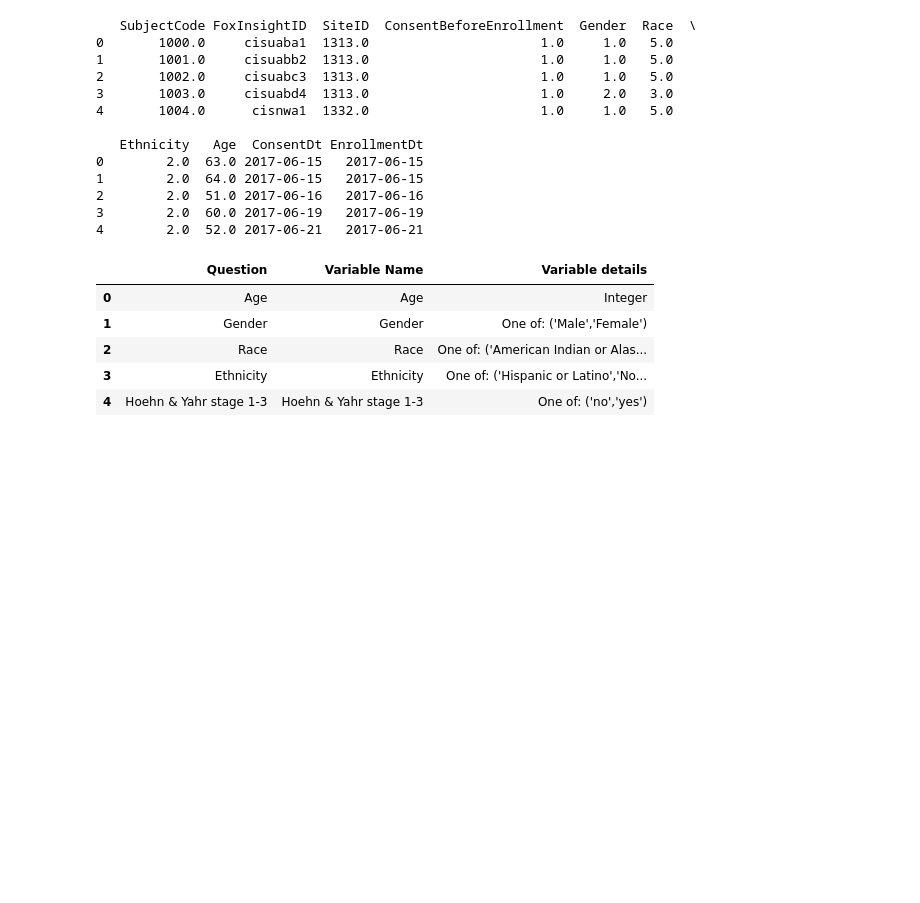
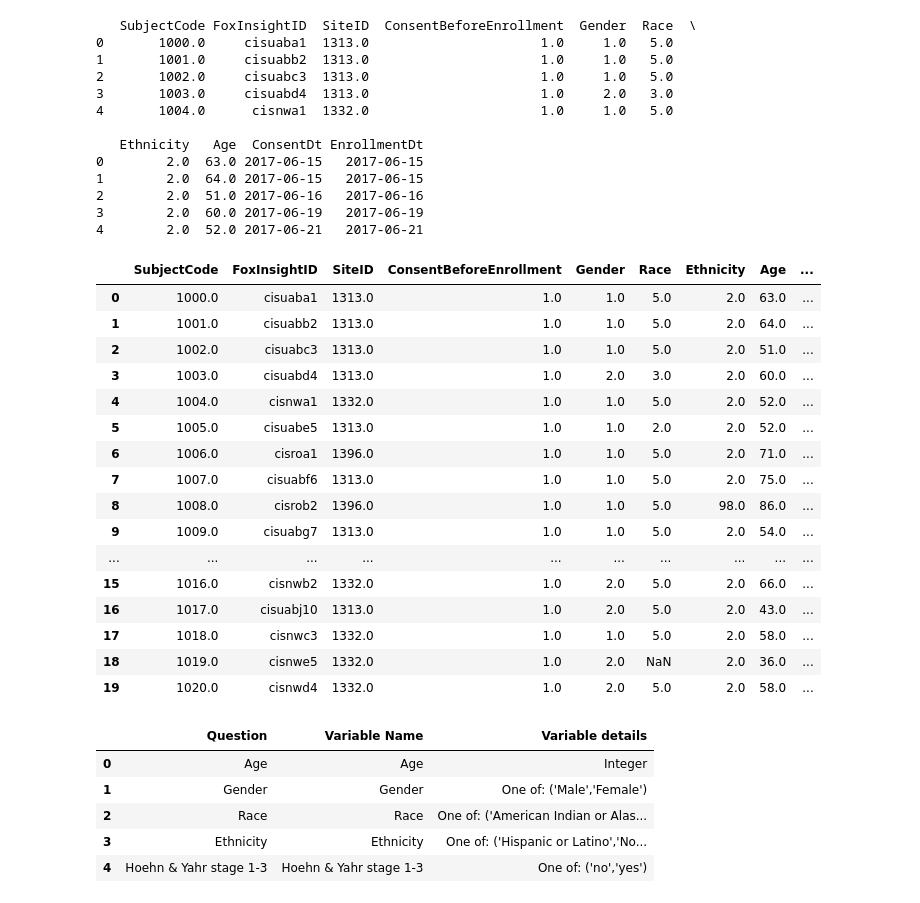
Before and after one commit to kamshee/CIS-PD_Curation, a Jupyter notebook: createtable.ipynb, the cells around one changed output. Saved outputs shown, nothing was run; the diff lists cells and outputs as text; code cells hidden in the pictures; blank space fills up the shorter version.

```diff
--- a/createtable.ipynb
+++ b/createtable.ipynb
@@ -427,6 +427,26 @@ print(subjenroll.head(5))
 2        2.0  51.0 2017-06-16   2017-06-16
 3        2.0  60.0 2017-06-19   2017-06-19
 4        2.0  52.0 2017-06-21   2017-06-21
+# %%
+subjenroll.head(20)
+# %% [output]
+|  | SubjectCode | FoxInsightID | SiteID | ConsentBeforeEnrollment | Gender | Race | Ethnicity | Age | ... |
+| 0 | 1000.0 | cisuaba1 | 1313.0 | 1.0 | 1.0 | 5.0 | 2.0 | 63.0 | ... |
+| 1 | 1001.0 | cisuabb2 | 1313.0 | 1.0 | 1.0 | 5.0 | 2.0 | 64.0 | ... |
+| 2 | 1002.0 | cisuabc3 | 1313.0 | 1.0 | 1.0 | 5.0 | 2.0 | 51.0 | ... |
+| 3 | 1003.0 | cisuabd4 | 1313.0 | 1.0 | 2.0 | 3.0 | 2.0 | 60.0 | ... |
+| 4 | 1004.0 | cisnwa1 | 1332.0 | 1.0 | 1.0 | 5.0 | 2.0 | 52.0 | ... |
+| 5 | 1005.0 | cisuabe5 | 1313.0 | 1.0 | 1.0 | 2.0 | 2.0 | 52.0 | ... |
+| 6 | 1006.0 | cisroa1 | 1396.0 | 1.0 | 1.0 | 5.0 | 2.0 | 71.0 | ... |
+| 7 | 1007.0 | cisuabf6 | 1313.0 | 1.0 | 1.0 | 5.0 | 2.0 | 75.0 | ... |
+| 8 | 1008.0 | cisrob2 | 1396.0 | 1.0 | 1.0 | 5.0 | 98.0 | 86.0 | ... |
+| 9 | 1009.0 | cisuabg7 | 1313.0 | 1.0 | 1.0 | 5.0 | 2.0 | 54.0 | ... |
+| ... | ... | ... | ... | ... | ... | ... | ... | ... | ... |
+| 15 | 1016.0 | cisnwb2 | 1332.0 | 1.0 | 2.0 | 5.0 | 2.0 | 66.0 | ... |
+| 16 | 1017.0 | cisuabj10 | 1313.0 | 1.0 | 2.0 | 5.0 | 2.0 | 43.0 | ... |
+| 17 | 1018.0 | cisnwc3 | 1332.0 | 1.0 | 1.0 | 5.0 | 2.0 | 58.0 | ... |
+| 18 | 1019.0 | cisnwe5 | 1332.0 | 1.0 | 2.0 | NaN | 2.0 | 36.0 | ... |
+| 19 | 1020.0 | cisnwd4 | 1332.0 | 1.0 | 2.0 | 5.0 | 2.0 | 58.0 | ... |
 # %%
 tabledata = {
 'Question': ['Age', 'Gender', 'Race', 'Ethnicity', 'Hoehn & Yahr stage 1-3'],
```
Also changed, not shown: parts of 14 cells of this notebook, 2 other files.
